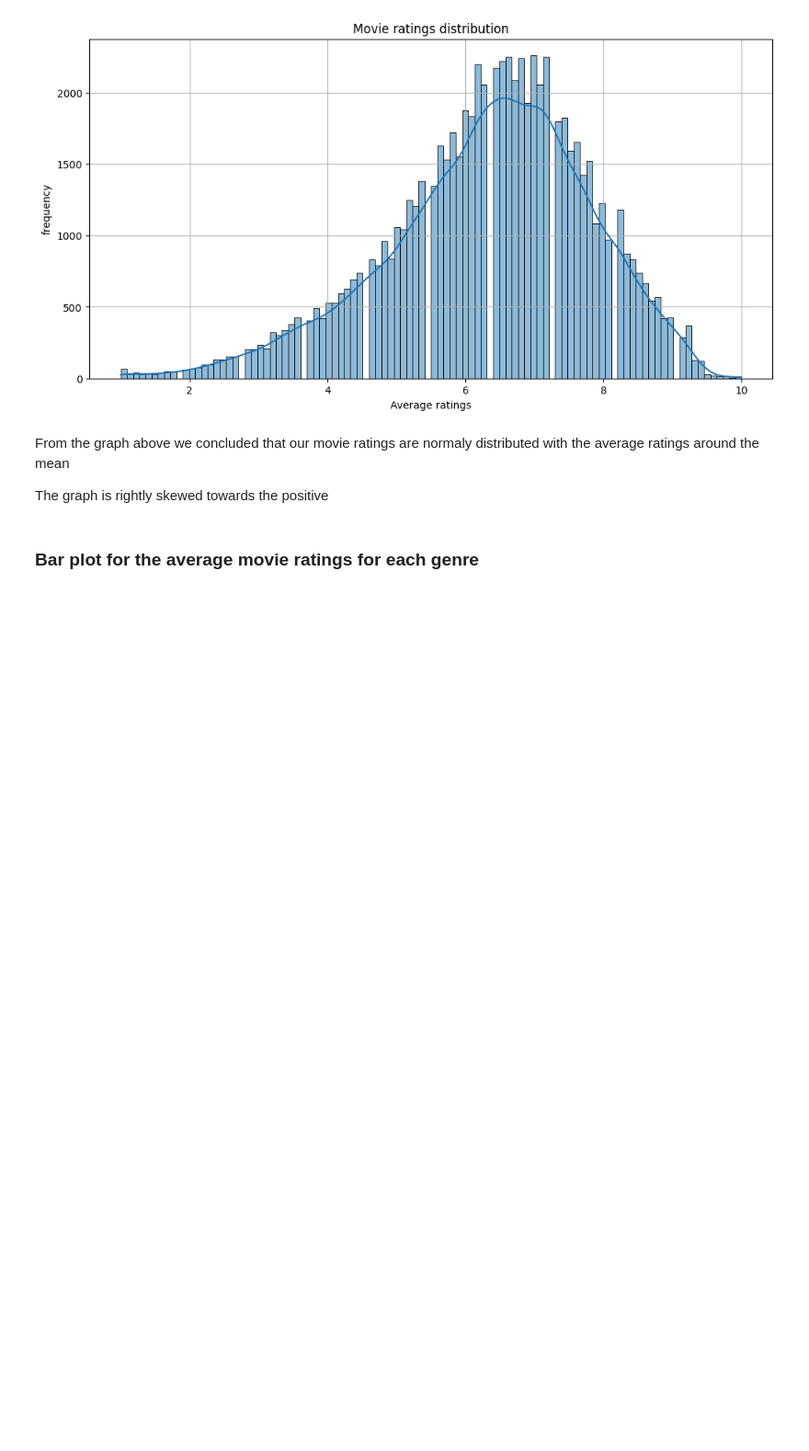
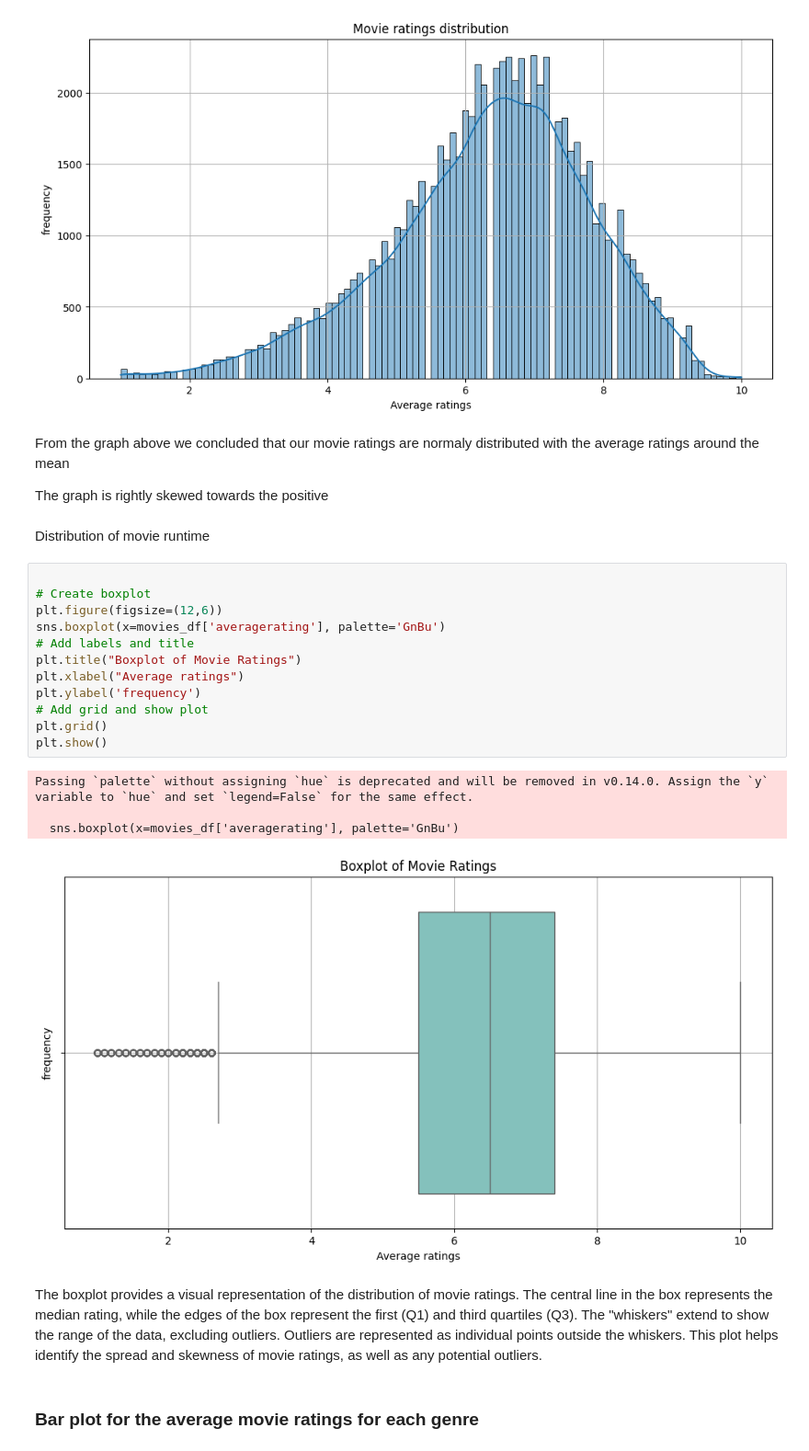
Before and after one commit to Owiti-Charles/Movie_Analysis, a Jupyter notebook: student.ipynb, the cells around one changed output. Shown at 92% size. Saved outputs shown, nothing was run; the diff lists cells and outputs as text; blank space fills up the shorter version.

```diff
--- a/student.ipynb
+++ b/student.ipynb
@@ -276,6 +295,27 @@ plt.show()
 From the graph above we concluded that our movie ratings are normaly distributed with the average ratings around the mean
 
 The graph is rightly skewed towards the positive
+# %% [markdown]
+Distribution of movie runtime
+# %%
+
+# Create boxplot
+plt.figure(figsize=(12,6))
+sns.boxplot(x=movies_df['averagerating'], palette='GnBu')
+# Add labels and title
+plt.title("Boxplot of Movie Ratings")
+plt.xlabel("Average ratings")
+plt.ylabel('frequency')
+# Add grid and show plot
+plt.grid()
+plt.show()
+# %% [output]
+Passing `palette` without assigning `hue` is deprecated and will be removed in v0.14.0. Assign the `y` variable to `hue` and set `legend=False` for the same effect.
+
+  sns.boxplot(x=movies_df['averagerating'], palette='GnBu')
+[figure, added]
+# %% [markdown]
+The boxplot provides a visual representation of the distribution of movie ratings. The central line in the box represents the median rating, while the edges of the box represent the first (Q1) and third quartiles (Q3). The "whiskers" extend to show the range of the data, excluding outliers. Outliers are represented as individual points outside the whiskers. This plot helps identify the spread and skewness of movie ratings, as well as any potential outliers.
 # %% [markdown]
 ### Bar plot for the  average movie ratings for each genre
 # %%
```
Also changed, not shown: parts of 6 cells of this notebook, 7 other files.
